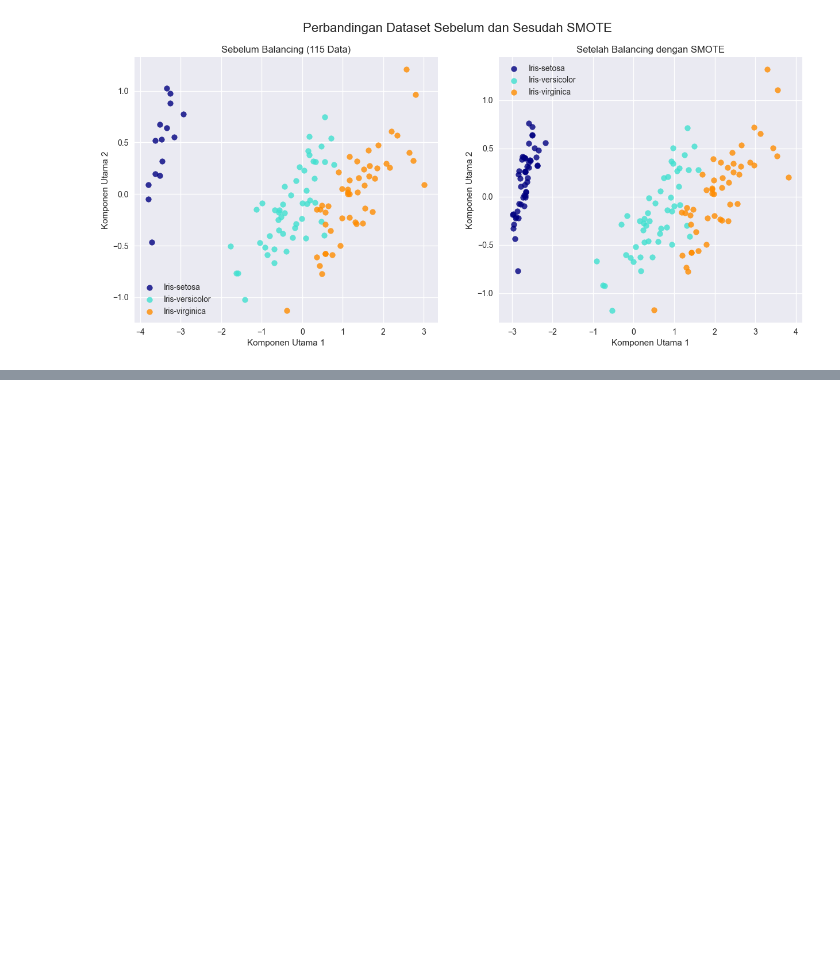
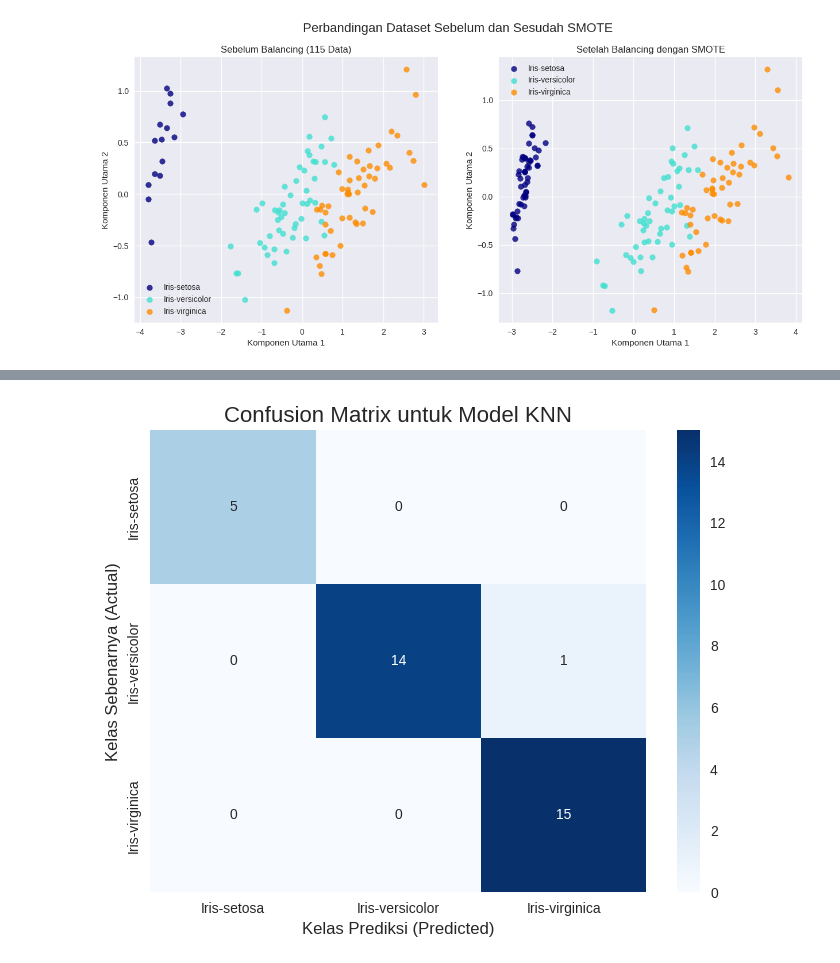
Before and after one commit to Fianata/proyek-sains-data, a Jupyter notebook: psd/Progres.ipynb, the cells around one changed output, grey strips where cells are left out. Cells and saved outputs as stored; diff of their text form; code cells hidden in the pictures; blank space fills up the shorter version.

```diff
--- a/psd/Progres.ipynb
+++ b/psd/Progres.ipynb
@@ -255,0 +466,23 @@ plt.show()
+# %%
+# Langkah 1: Impor library yang diperlukan
+from sklearn.metrics import confusion_matrix
+import seaborn as sns
+import matplotlib.pyplot as plt
+
+# --- Pastikan variabel y_test, y_pred_knn, dan target_names sudah ada ---
+
+# Langkah 2: Menghitung confusion matrix dari hasil prediksi KNN
+# Membandingkan label asli (y_test) dengan label prediksi (y_pred_knn)
+cm = confusion_matrix(y_test, y_pred_knn)
+
+# Langkah 3: Membuat heatmap untuk visualisasi confusion matrix
+plt.figure(figsize=(8, 6))
+sns.heatmap(cm, annot=True, fmt='d', cmap='Blues',
+            xticklabels=target_names, yticklabels=target_names)
+
+plt.title('Confusion Matrix untuk Model KNN', fontsize=16)
+plt.ylabel('Kelas Sebenarnya (Actual)', fontsize=12)
+plt.xlabel('Kelas Prediksi (Predicted)', fontsize=12)
+plt.show()
+# %% [output]
+[figure, added]
```
Also changed, not shown: parts of 12 cells of this notebook.
